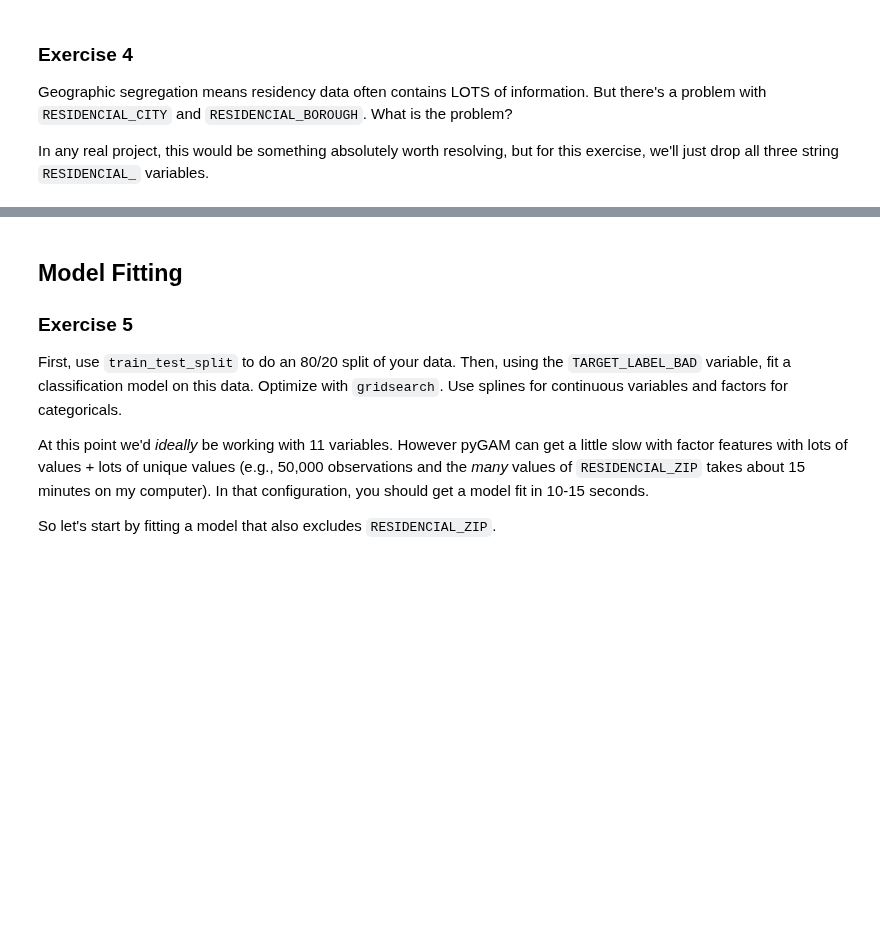
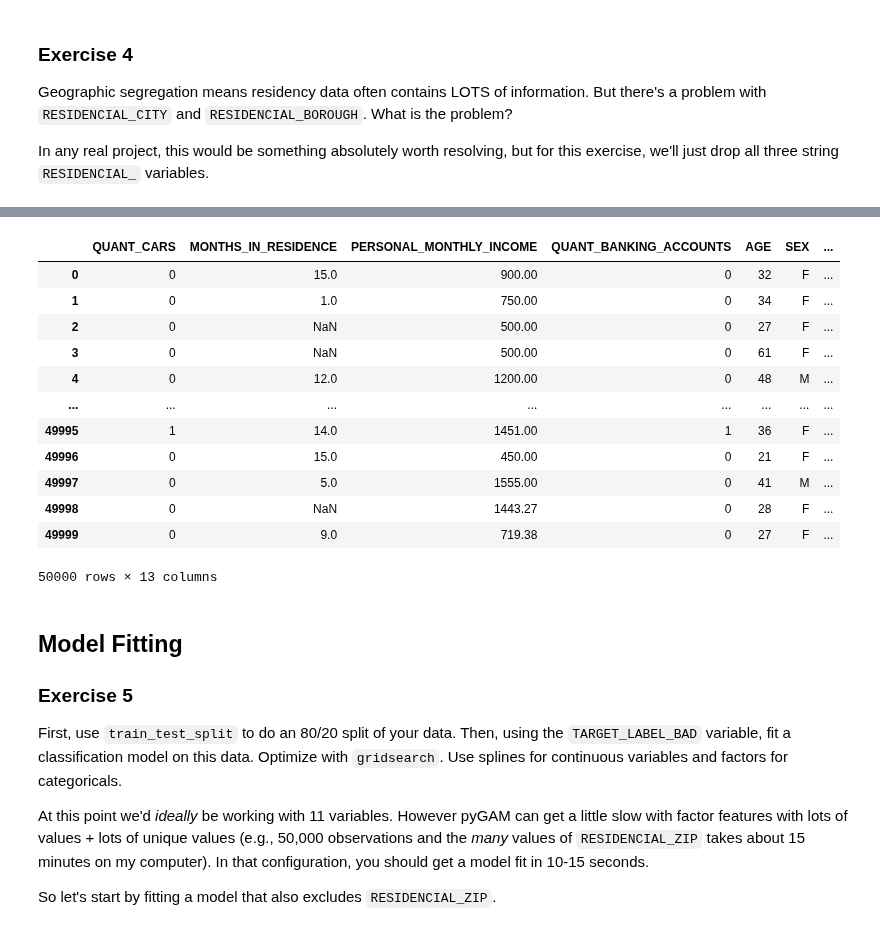
Before and after one commit to nogibjj/ZT-UDS, a Jupyter notebook: exercise_interpretable.ipynb, the cells around one changed output, grey strips where cells are left out. Cells and saved outputs as stored; diff of their text form; code cells hidden in the pictures; blank space fills up the shorter version.

```diff
--- a/exercise_interpretable.ipynb
+++ b/exercise_interpretable.ipynb
@@ -472,3 +496,22 @@ In any real project, this would be something absolutely worth resolving, but for
+# %%
+# Dropping three string RESIDENCIAL_ variables
+
+df_dropped = df_selected.drop(['RESIDENCIAL_STATE', 'RESIDENCIAL_CITY', 'RESIDENCIAL_BOROUGH', 'QUANT_DEPENDANTS'], axis=1)
+df_dropped
+# %% [output]
+|  | QUANT_CARS | MONTHS_IN_RESIDENCE | PERSONAL_MONTHLY_INCOME | QUANT_BANKING_ACCOUNTS | AGE | SEX | ... |
+| 0 | 0 | 15.0 | 900.00 | 0 | 32 | F | ... |
+| 1 | 0 | 1.0 | 750.00 | 0 | 34 | F | ... |
+| 2 | 0 | NaN | 500.00 | 0 | 27 | F | ... |
+| 3 | 0 | NaN | 500.00 | 0 | 61 | F | ... |
+| 4 | 0 | 12.0 | 1200.00 | 0 | 48 | M | ... |
+| ... | ... | ... | ... | ... | ... | ... | ... |
+| 49995 | 1 | 14.0 | 1451.00 | 1 | 36 | F | ... |
+| 49996 | 0 | 15.0 | 450.00 | 0 | 21 | F | ... |
+| 49997 | 0 | 5.0 | 1555.00 | 0 | 41 | M | ... |
+| 49998 | 0 | NaN | 1443.27 | 0 | 28 | F | ... |
+| 49999 | 0 | 9.0 | 719.38 | 0 | 27 | F | ... |
+50000 rows × 13 columns
 # %% [markdown]
 ## Model Fitting
 
```
Also changed, not shown: parts of 2 cells of this notebook.
